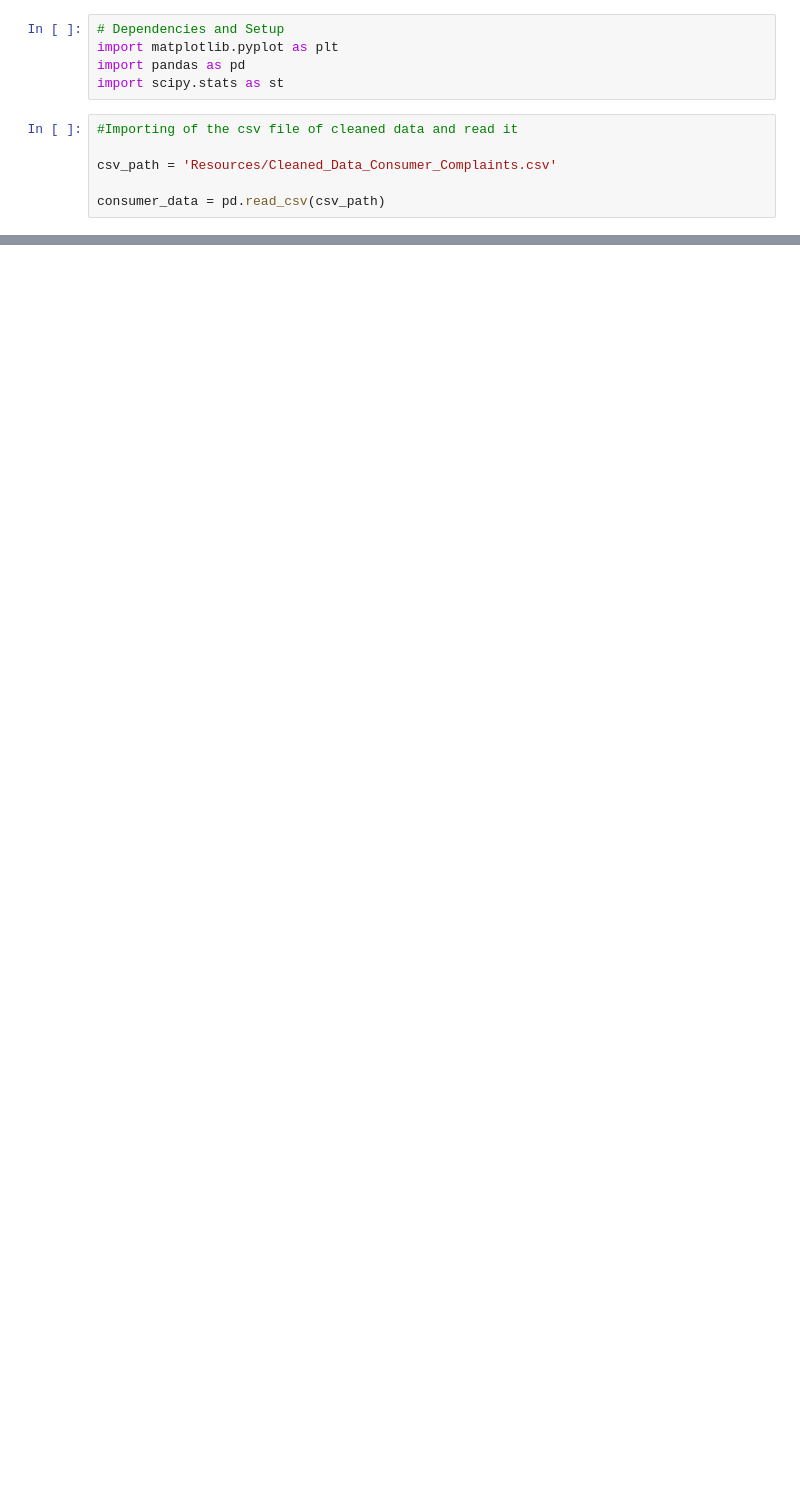
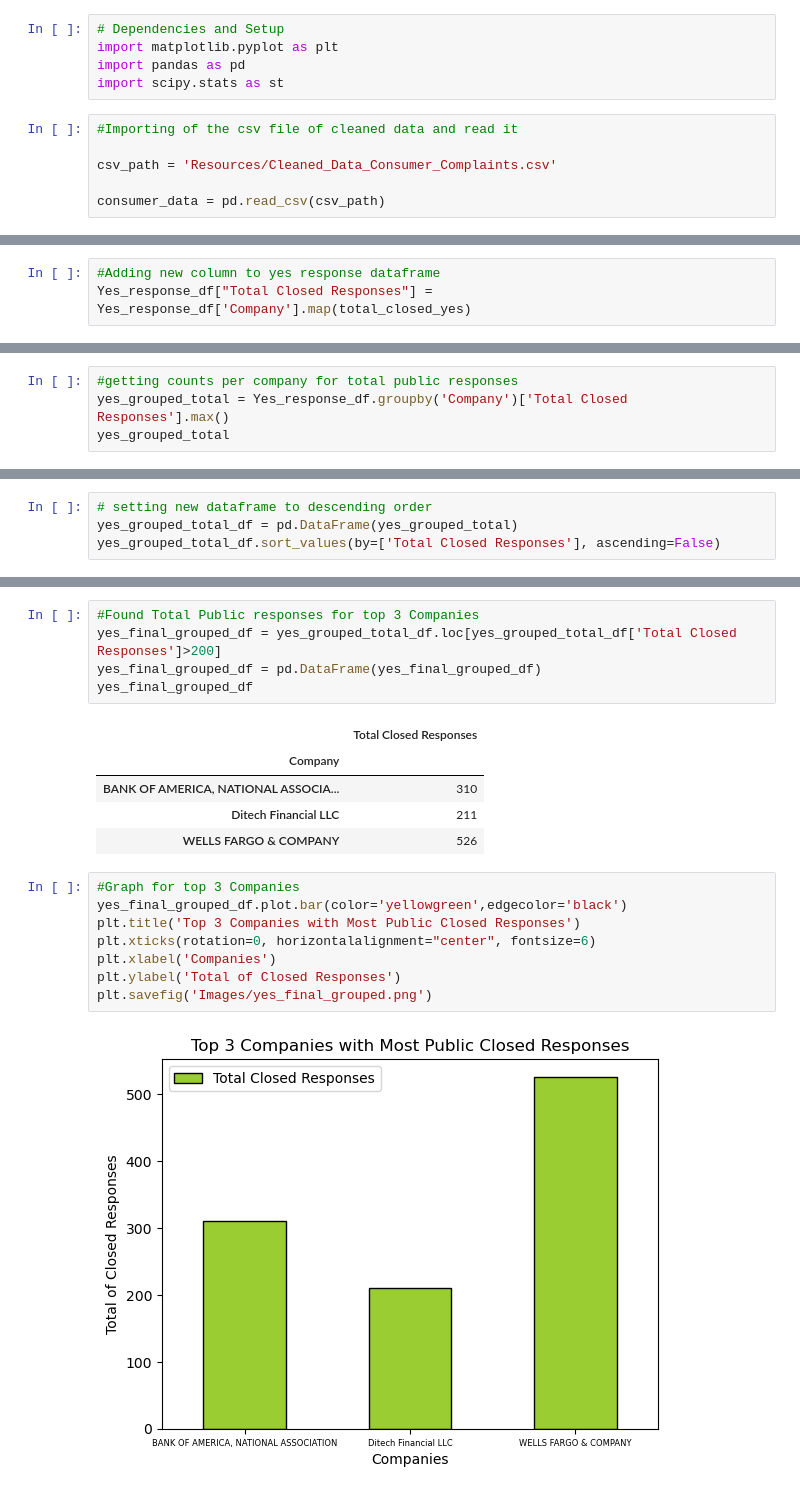
Before and after one commit to carlosvalenciano/Customer-Complaints, a Jupyter notebook: customercomplaints.ipynb, the cells around one changed output, grey strips where cells are left out. Cells and saved outputs as stored; diff of their text form; blank space fills up the shorter version.

Commit message:
Updated code for Puplic and non Public responses

```diff
--- a/customercomplaints.ipynb
+++ b/customercomplaints.ipynb
@@ -27,0 +77,3 @@ consumer_data.head(100)
+# %%
+#Adding new column to yes response dataframe
+Yes_response_df["Total Closed Responses"] = Yes_response_df['Company'].map(total_closed_yes)
@@ -27,0 +86,4 @@ consumer_data.head(100)
+# %%
+#getting counts per company for total public responses
+yes_grouped_total = Yes_response_df.groupby('Company')['Total Closed Responses'].max()
+yes_grouped_total
@@ -27,0 +104,4 @@ consumer_data.head(100)
+# %%
+# setting new dataframe to descending order
+yes_grouped_total_df = pd.DataFrame(yes_grouped_total)
+yes_grouped_total_df.sort_values(by=['Total Closed Responses'], ascending=False)
@@ -27,0 +123,21 @@ consumer_data.head(100)
+# %%
+#Found Total Public responses for top 3 Companies
+yes_final_grouped_df = yes_grouped_total_df.loc[yes_grouped_total_df['Total Closed Responses']>200]
+yes_final_grouped_df = pd.DataFrame(yes_final_grouped_df)
+yes_final_grouped_df
+# %% [output]
+|  | Total Closed Responses |
+| Company |  |
+| BANK OF AMERICA, NATIONAL ASSOCIA... | 310 |
+| Ditech Financial LLC | 211 |
+| WELLS FARGO & COMPANY | 526 |
+# %%
+#Graph for top 3 Companies
+yes_final_grouped_df.plot.bar(color='yellowgreen',edgecolor='black')
+plt.title('Top 3 Companies with Most Public Closed Responses')
+plt.xticks(rotation=0, horizontalalignment="center", fontsize=6)
+plt.xlabel('Companies')
+plt.ylabel('Total of Closed Responses')
+plt.savefig('Images/yes_final_grouped.png')
+# %% [output]
+[figure, added]
```
Also changed, not shown: parts of 69 cells of this notebook, 17 other files.
